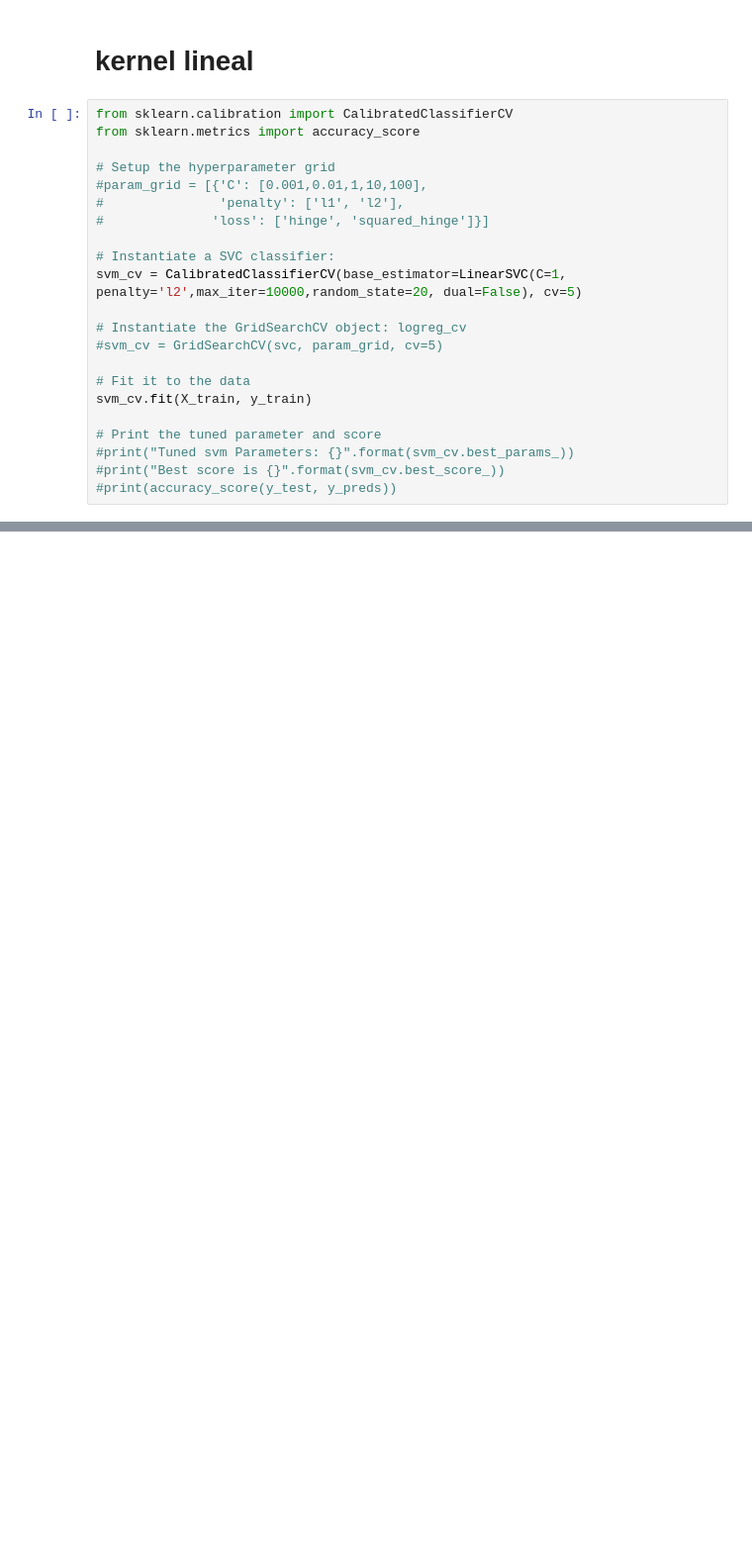
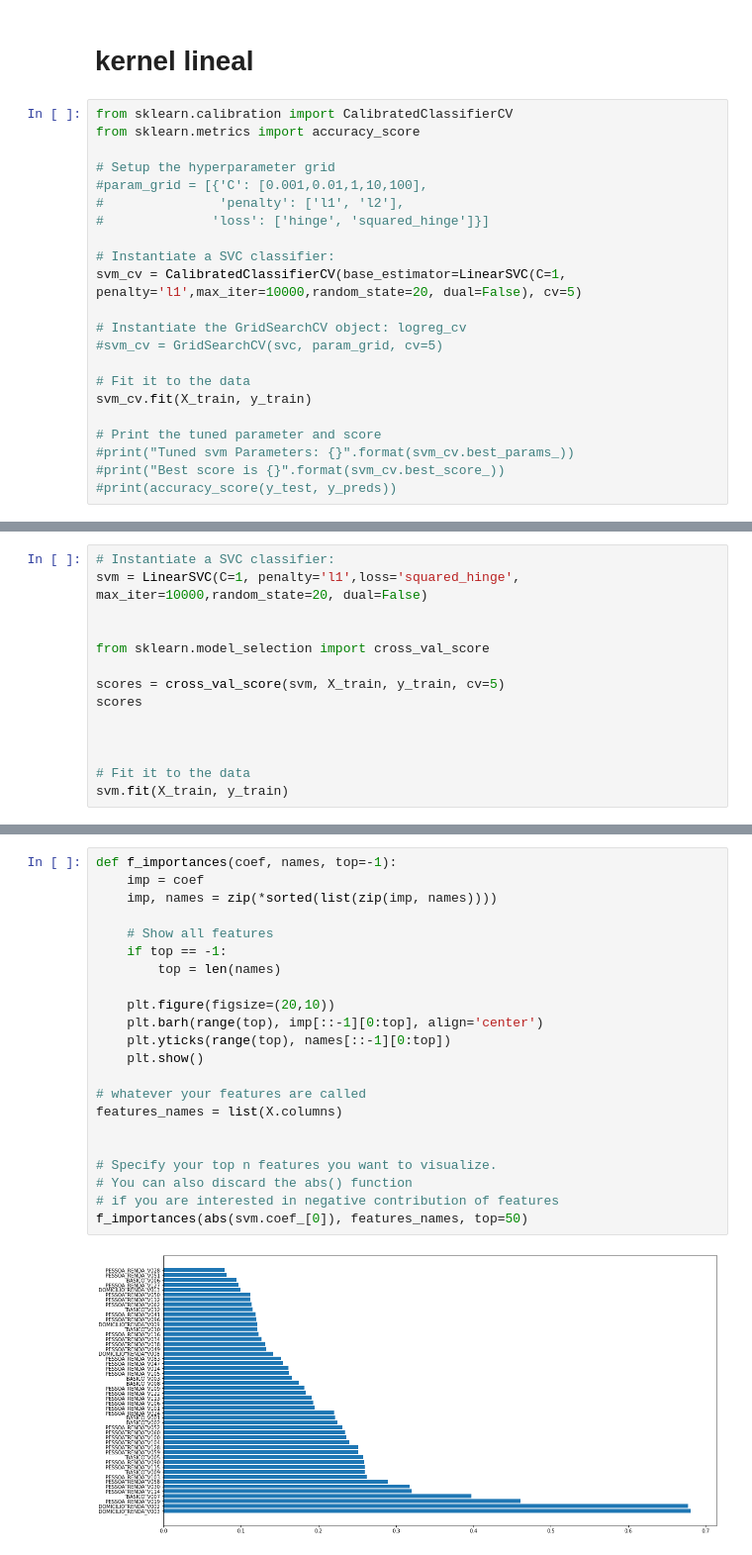
Before and after one commit to Felipe1990/DS4A_team5, a Jupyter notebook: 01_notebooks/05_MODEL_FIT_svc.ipynb, the cells around one changed output, grey strips where cells are left out. Shown at 99% size. Drawn from its saved outputs; the diff is of its cells as text; blank space fills up the shorter version.

```diff
--- a/01_notebooks/05_MODEL_FIT_svc.ipynb
+++ b/01_notebooks/05_MODEL_FIT_svc.ipynb
@@ -236,7 +228,7 @@ from sklearn.metrics import accuracy_score
 #              'loss': ['hinge', 'squared_hinge']}]
 
 # Instantiate a SVC classifier:
-svm_cv = CalibratedClassifierCV(base_estimator=LinearSVC(C=1, penalty='l2',max_iter=10000,random_state=20, dual=False), cv=5)
+svm_cv = CalibratedClassifierCV(base_estimator=LinearSVC(C=1, penalty='l1',max_iter=10000,random_state=20, dual=False), cv=5)
 
 # Instantiate the GridSearchCV object: logreg_cv
 #svm_cv = GridSearchCV(svc, param_grid, cv=5)
@@ -326,3 +318,17 @@ print(classification_report(y_test, y_preds))
     accuracy                           0.72      6345
    macro avg       0.71      0.72      0.72      6345
 weighted avg       0.73      0.72      0.72      6345
+# %%
+# Instantiate a SVC classifier:
+svm = LinearSVC(C=1, penalty='l1',loss='squared_hinge', max_iter=10000,random_state=20, dual=False)
+
+
+from sklearn.model_selection import cross_val_score
+
+scores = cross_val_score(svm, X_train, y_train, cv=5)
+scores
+
+
+
+# Fit it to the data
+svm.fit(X_train, y_train)
@@ -328,0 +340,24 @@ weighted avg       0.73      0.72      0.72      6345
+# %%
+def f_importances(coef, names, top=-1):
+    imp = coef
+    imp, names = zip(*sorted(list(zip(imp, names))))
+
+    # Show all features
+    if top == -1:
+        top = len(names)
+
+    plt.figure(figsize=(20,10))
+    plt.barh(range(top), imp[::-1][0:top], align='center')
+    plt.yticks(range(top), names[::-1][0:top])
+    plt.show()
+
+# whatever your features are called
+features_names = list(X.columns)
+
+
+# Specify your top n features you want to visualize.
+# You can also discard the abs() function
+# if you are interested in negative contribution of features
+f_importances(abs(svm.coef_[0]), features_names, top=50)
+# %% [output]
+[figure, added]
```
Also changed, not shown: parts of 11 cells of this notebook, 1 other file.
